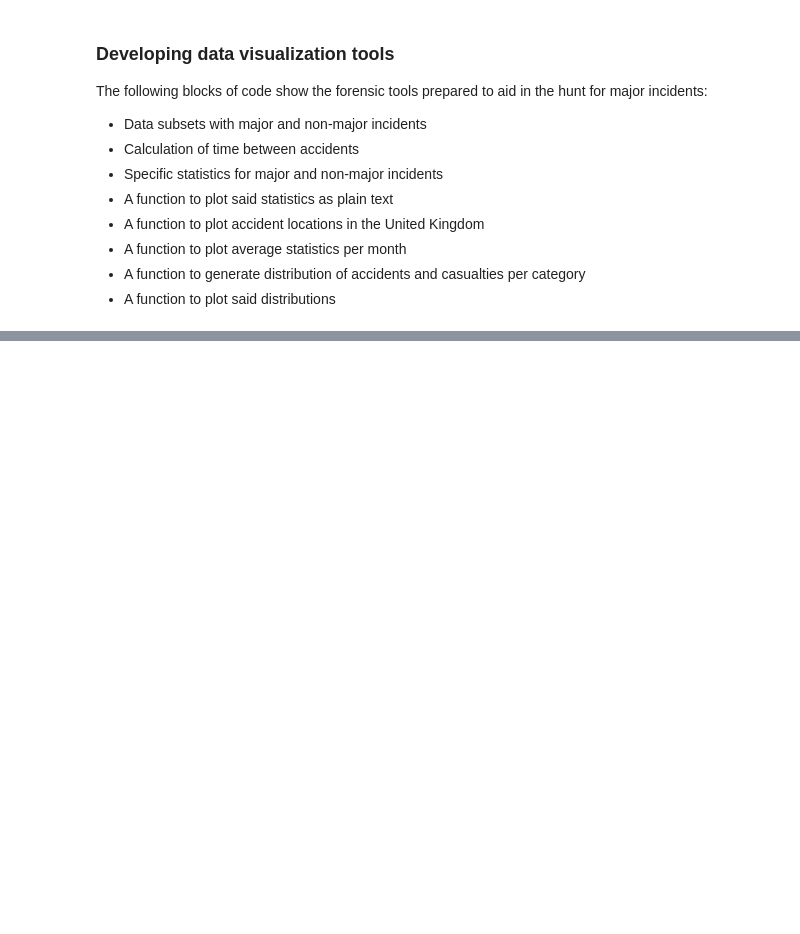
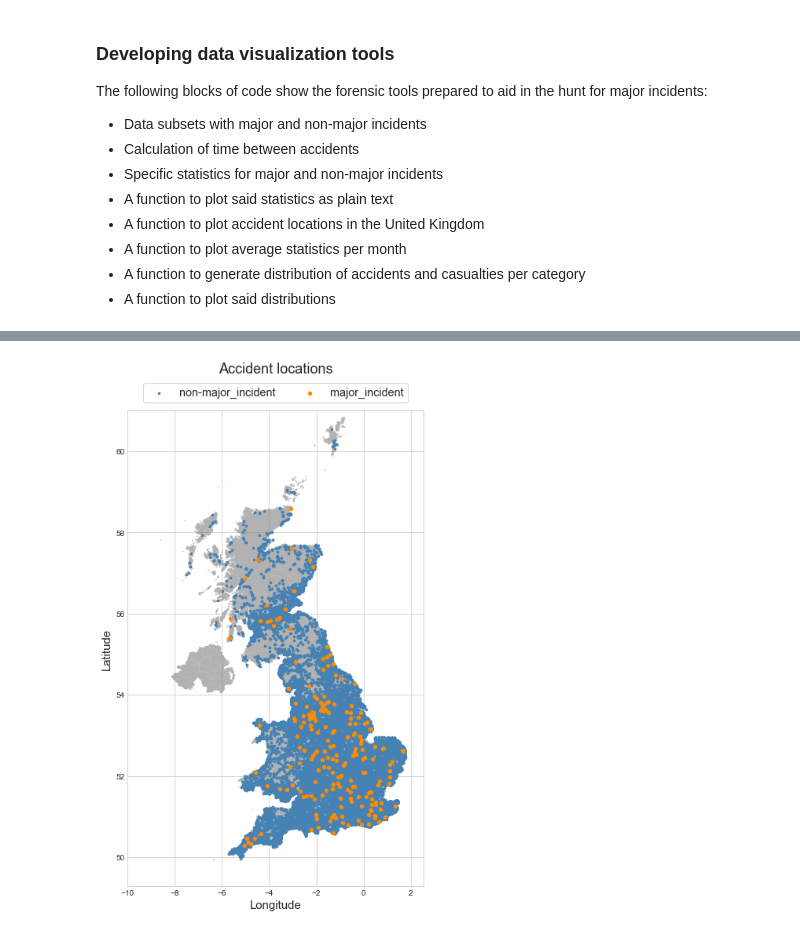
Before and after one commit to SirTee12/Hidden-Killer-on-the-road-Analysis-, a Jupyter notebook: Hidden_killer_on_the_road_analysis.ipynb, the cells around one changed output, grey strips where cells are left out. Saved outputs shown, nothing was run; the diff lists cells and outputs as text; code cells hidden in the pictures; blank space fills up the shorter version.

```diff
--- a/Hidden_killer_on_the_road_analysis.ipynb
+++ b/Hidden_killer_on_the_road_analysis.ipynb
@@ -351,8 +196,8 @@ accident[['month', 'hour']].head()
 # %%
-# list categorical features
-categorical = list(accident.select_dtypes(include=['int64']).columns)
+# List categorical features
+categorical = list(accidents.select_dtypes(include=['int64']).columns)
 categorical.remove('number_of_vehicles')
 categorical.remove('number_of_casualties')
 # %%
-# convert feature type to categorical
-accident[categorical] = accident[categorical].astype('category')
+# Convert feature type to categorical
+accidents[categorical] = accidents[categorical].astype('category')
@@ -584,16 +236,0 @@ def plot_monthly_avg(df, col, incident, ax):
-# %%
-# plot text value of the accidents statistics
-plt.style.use('seaborn-white')
-
-# create subplot
-fig, ax = plt.subplots(2, 4, figsize = (10, 4))
-ax = ax.ravel()
-m = 0
-
-# plot
-for value, text in zip(major_val, major_text):
-  plot_stat(value, text, 'major', ax[m])
-  m += 1
-for value, text in zip(non_major_val, non_major_text):
-  plot_stat(value, text, 'Non-major', ax[m])
-  m += 1
@@ -629,0 +525,8 @@ plot_monthly_avg(minor_incident, 'number_of_vehicles', 'non-major', ax[1])
+# %%
+# Plot map and locations of accidents
+plt.style.use('seaborn-whitegrid')
+fig, ax = plt.subplots(figsize=(10,10))
+
+plot_map_(r'./data/GBR_adm2.shp', accidents, ax)
+# %% [output]
+[figure, added]
```
Also changed, not shown: parts of 114 cells of this notebook.
